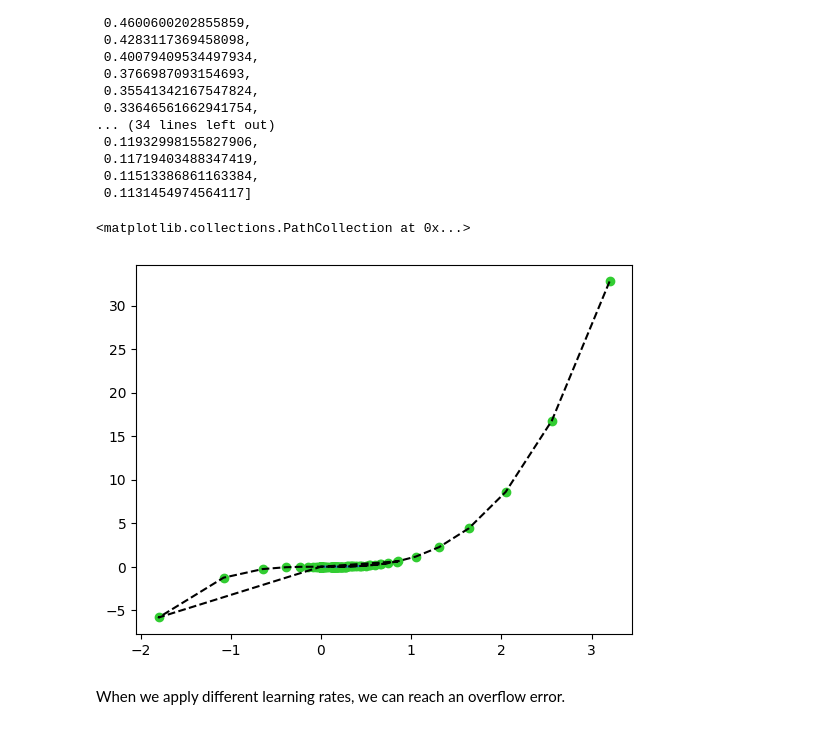
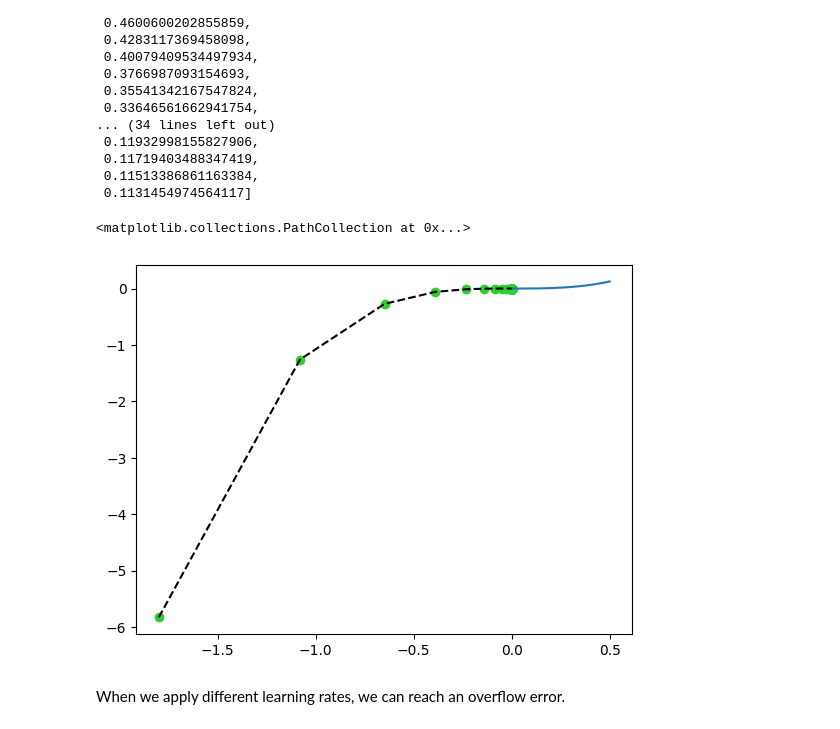
Before and after one commit to yemioz/Gradient-Descent, a Jupyter notebook: Gradient.ipynb, the cells around one changed output. Drawn from its saved outputs; the diff is of its cells as text; code cells hidden in the pictures.

```diff
--- a/Gradient.ipynb
+++ b/Gradient.ipynb
@@ -89,4 +90,4 @@ In this example, we used a fixed value of 0.1 for our learning rate.
 # %% [markdown]
 Lets see what happens if we play with different learning rate values
 # %%
-gradient(function, -3, 0.2, 100)
+solutions2 = gradient(function, -3, 0.2, 100)
@@ -133,14 +116,14 @@ gradient(cube_function, 1, 0.05, 50)
  0.1131454974564117]
 # %%
 cube_graph_func = lambda x: x**3
-sol = [cube_graph_func(i) for i in solutions]
+sol = [cube_graph_func(i) for i in solutions2]
 x_plot = np.linspace(0,.5)
 plt.plot(x_plot, cube_graph_func(x_plot))
-plt.plot(solutions, sol, c='black', linestyle='--')
-plt.scatter(solutions, sol, c='#32cd32')
+plt.plot(solutions2, sol, c='black', linestyle='--')
+plt.scatter(solutions2, sol, c='#32cd32')
 # %% [output]
 <matplotlib.collections.PathCollection at 0x...>
-[figure, old version]
+[figure, new version]
 # %% [markdown]
 When we apply different learning rates, we can reach an overflow error.
 # %% [markdown]
```
Also changed, not shown: parts of 8 cells of this notebook.
